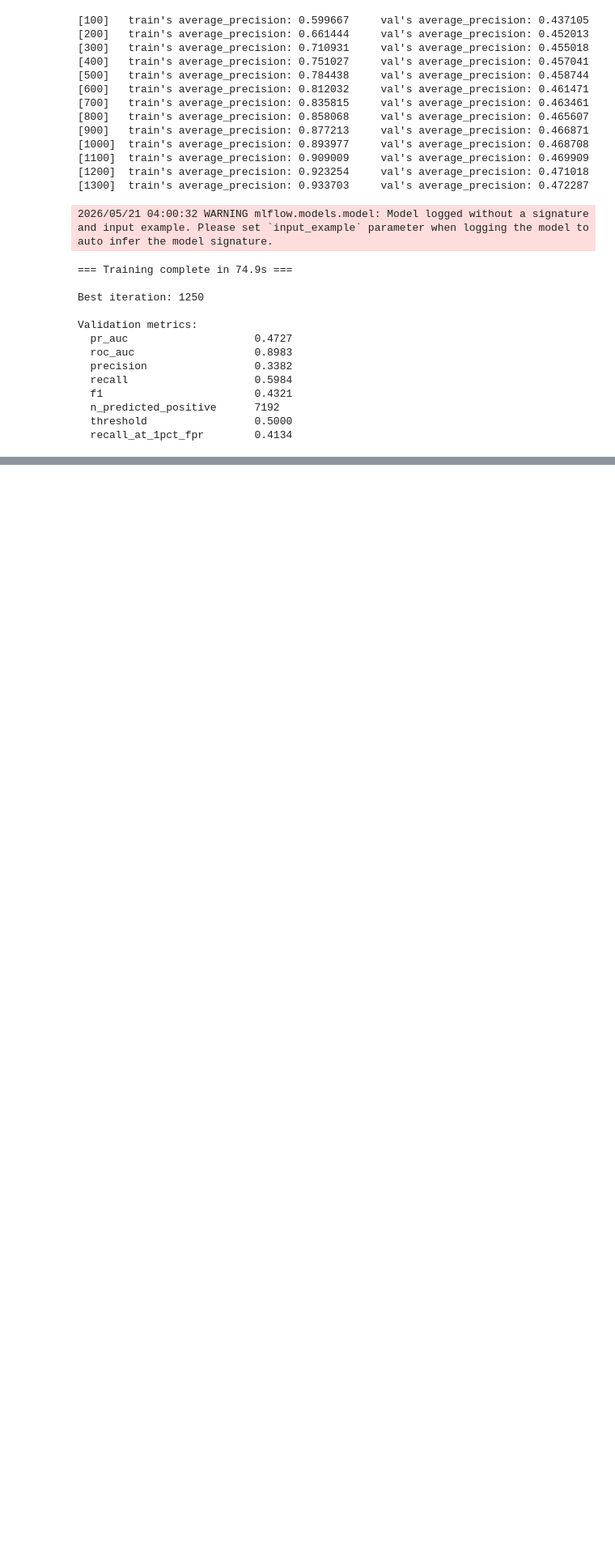
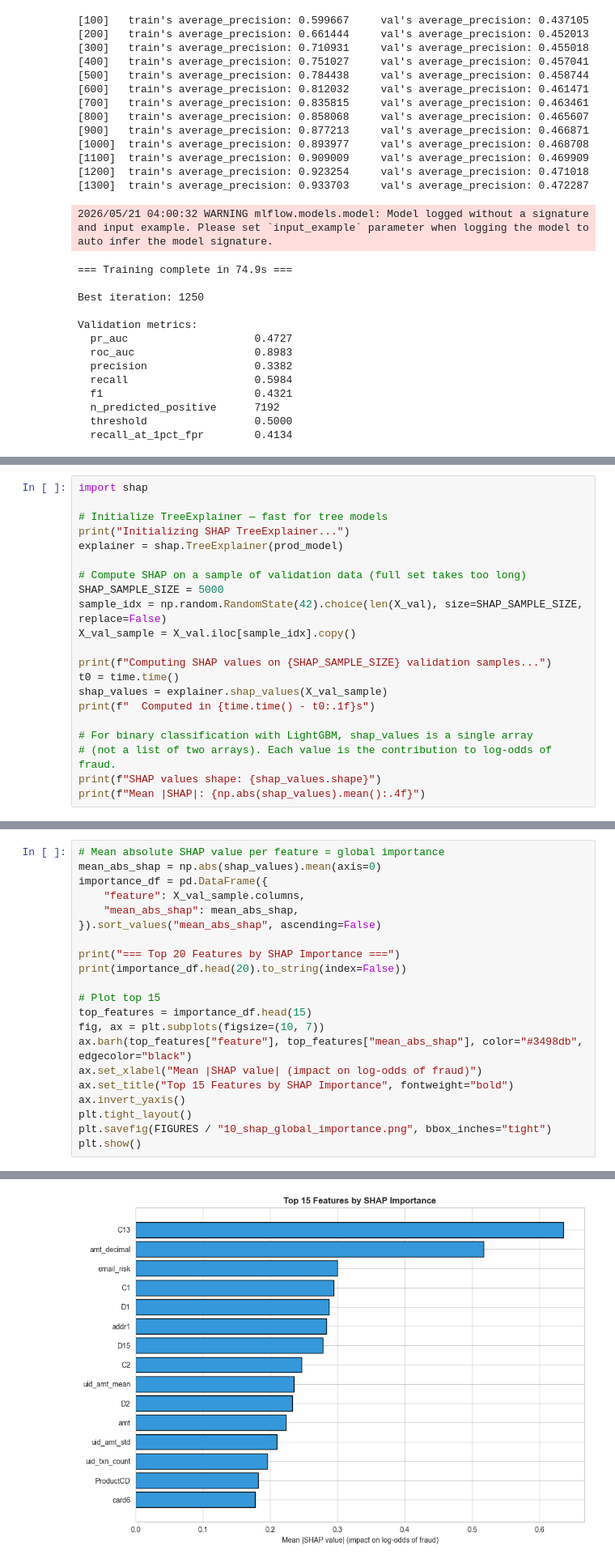
Before and after one commit to Mondip-Mech/fraud-detection-system, a Jupyter notebook: notebooks/03_modeling.ipynb, the cells around one changed output, grey strips where cells are left out. Shown at 81% size. Saved outputs shown, nothing was run; the diff lists cells and outputs as text; blank space fills up the shorter version.

```diff
--- a/notebooks/03_modeling.ipynb
+++ b/notebooks/03_modeling.ipynb
@@ -187,0 +440,21 @@ Run 3: lgbm-baseline-default-params
+# %%
+import shap
+
+# Initialize TreeExplainer — fast for tree models
+print("Initializing SHAP TreeExplainer...")
+explainer = shap.TreeExplainer(prod_model)
+
+# Compute SHAP on a sample of validation data (full set takes too long)
+SHAP_SAMPLE_SIZE = 5000
+sample_idx = np.random.RandomState(42).choice(len(X_val), size=SHAP_SAMPLE_SIZE, replace=False)
+X_val_sample = X_val.iloc[sample_idx].copy()
+
+print(f"Computing SHAP values on {SHAP_SAMPLE_SIZE} validation samples...")
+t0 = time.time()
+shap_values = explainer.shap_values(X_val_sample)
+print(f"  Computed in {time.time() - t0:.1f}s")
+
+# For binary classification with LightGBM, shap_values is a single array
+# (not a list of two arrays). Each value is the contribution to log-odds of fraud.
+print(f"SHAP values shape: {shap_values.shape}")
+print(f"Mean |SHAP|: {np.abs(shap_values).mean():.4f}")
@@ -187,0 +467,22 @@ Run 3: lgbm-baseline-default-params
+# %%
+# Mean absolute SHAP value per feature = global importance
+mean_abs_shap = np.abs(shap_values).mean(axis=0)
+importance_df = pd.DataFrame({
+    "feature": X_val_sample.columns,
+    "mean_abs_shap": mean_abs_shap,
+}).sort_values("mean_abs_shap", ascending=False)
+
+print("=== Top 20 Features by SHAP Importance ===")
+print(importance_df.head(20).to_string(index=False))
+
+# Plot top 15
+top_features = importance_df.head(15)
+fig, ax = plt.subplots(figsize=(10, 7))
+ax.barh(top_features["feature"], top_features["mean_abs_shap"], color="#3498db", edgecolor="black")
+ax.set_xlabel("Mean |SHAP value| (impact on log-odds of fraud)")
+ax.set_title("Top 15 Features by SHAP Importance", fontweight="bold")
+ax.invert_yaxis()
+plt.tight_layout()
+plt.savefig(FIGURES / "10_shap_global_importance.png", bbox_inches="tight")
+plt.show()
+# %% [output]
@@ -187,0 +506 @@ Run 3: lgbm-baseline-default-params
+[figure, added]
```
Also changed, not shown: parts of 16 cells of this notebook, 4 other files.
